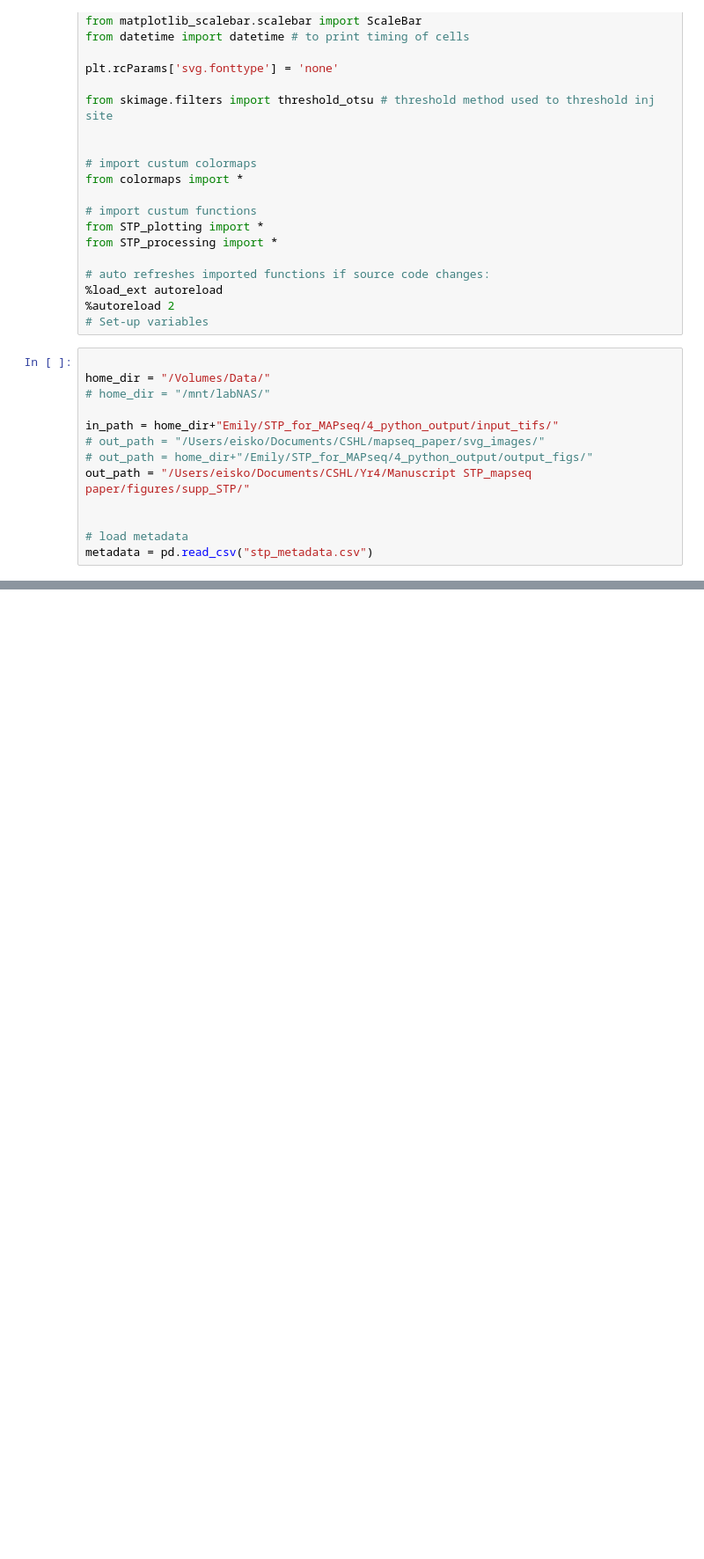
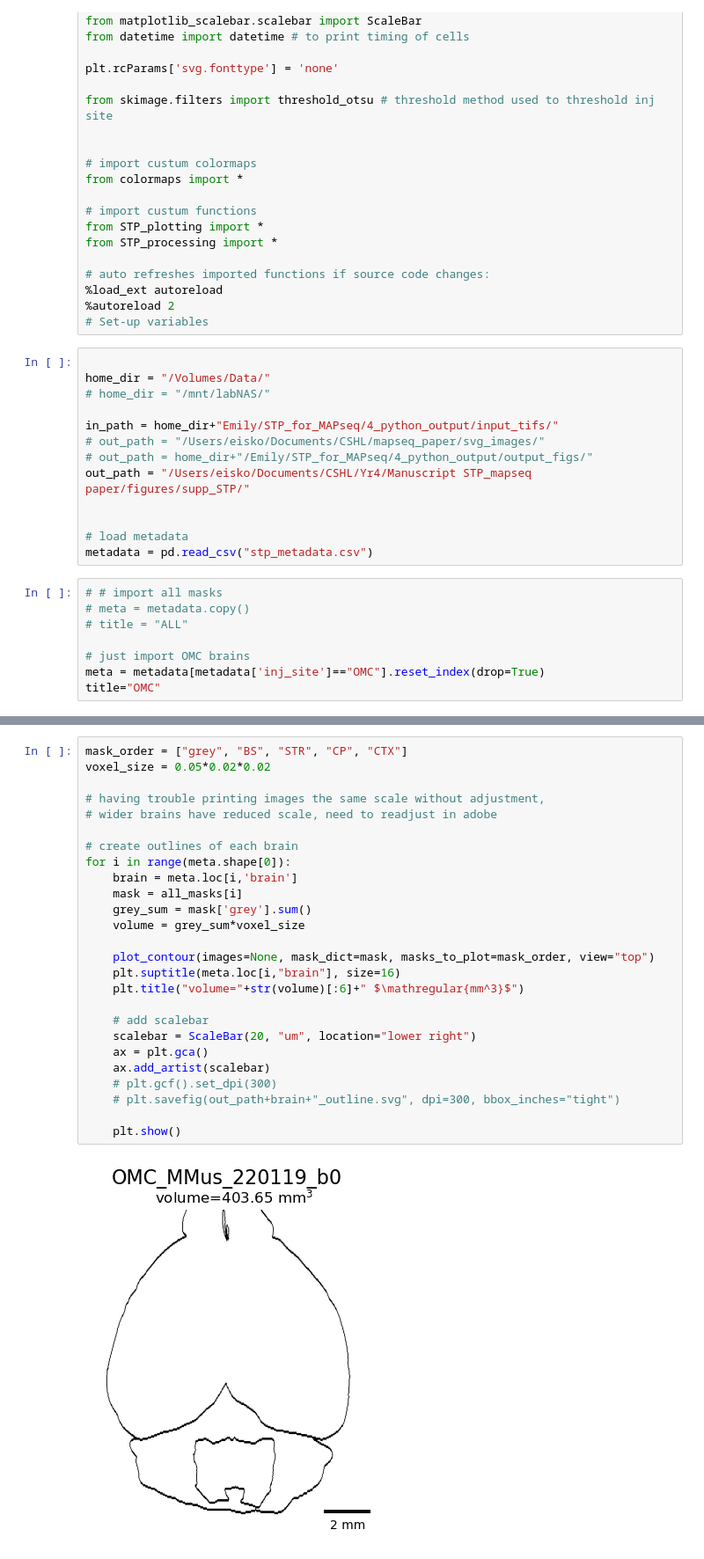
Before and after one commit to eisko/STP_analysis, a Jupyter notebook: shape_vol_supp.ipynb, the cells around one changed output, grey strips where cells are left out. Shown at 88% size. Drawn from its saved outputs; the diff is of its cells as text; blank space fills up the shorter version.

```diff
--- a/shape_vol_supp.ipynb
+++ b/shape_vol_supp.ipynb
@@ -40,4 +40,12 @@ out_path = "/Users/eisko/Documents/CSHL/Yr4/Manuscript STP_mapseq paper/figures/
 
 # load metadata
 metadata = pd.read_csv("stp_metadata.csv")
+# %%
+# # import all masks
+# meta = metadata.copy()
+# title = "ALL"
+
+# just import OMC brains
+meta = metadata[metadata['inj_site']=="OMC"].reset_index(drop=True)
+title="OMC"
 # %%
@@ -85,0 +97,28 @@ working on BS
+# %%
+mask_order = ["grey", "BS", "STR", "CP", "CTX"]
+voxel_size = 0.05*0.02*0.02
+
+# having trouble printing images the same scale without adjustment,
+# wider brains have reduced scale, need to readjust in adobe
+
+# create outlines of each brain
+for i in range(meta.shape[0]):
+    brain = meta.loc[i,'brain']
+    mask = all_masks[i]
+    grey_sum = mask['grey'].sum()
+    volume = grey_sum*voxel_size
+
+    plot_contour(images=None, mask_dict=mask, masks_to_plot=mask_order, view="top")
+    plt.suptitle(meta.loc[i,"brain"], size=16)
+    plt.title("volume="+str(volume)[:6]+" $\mathregular{mm^3}$")
+
+    # add scalebar
+    scalebar = ScaleBar(20, "um", location="lower right")
+    ax = plt.gca()
+    ax.add_artist(scalebar)
+    # plt.gcf().set_dpi(300)
+    # plt.savefig(out_path+brain+"_outline.svg", dpi=300, bbox_inches="tight")
+
+    plt.show()
+# %% [output]
+[figure, added]
```
Also changed, not shown: parts of 8 cells of this notebook, 13 other files.
